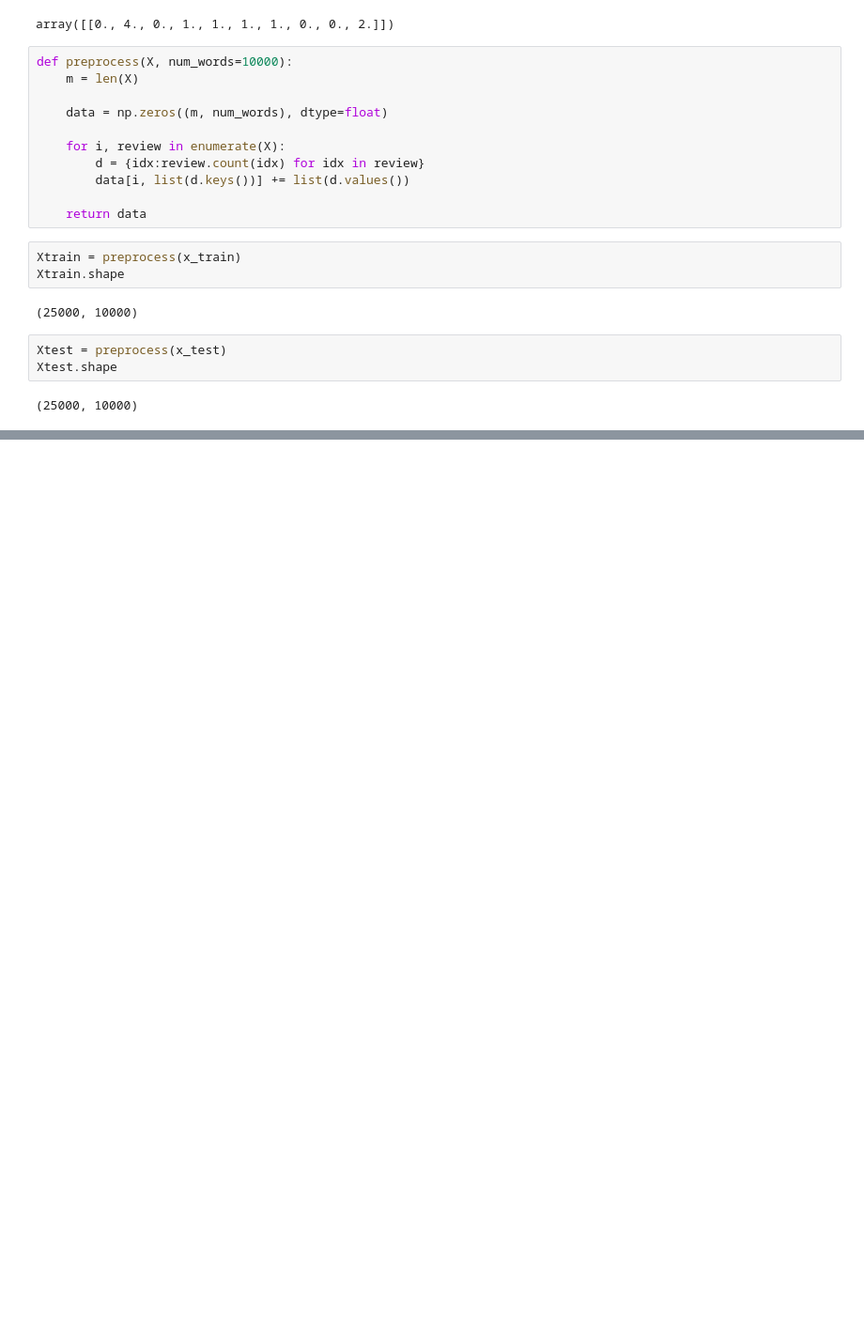
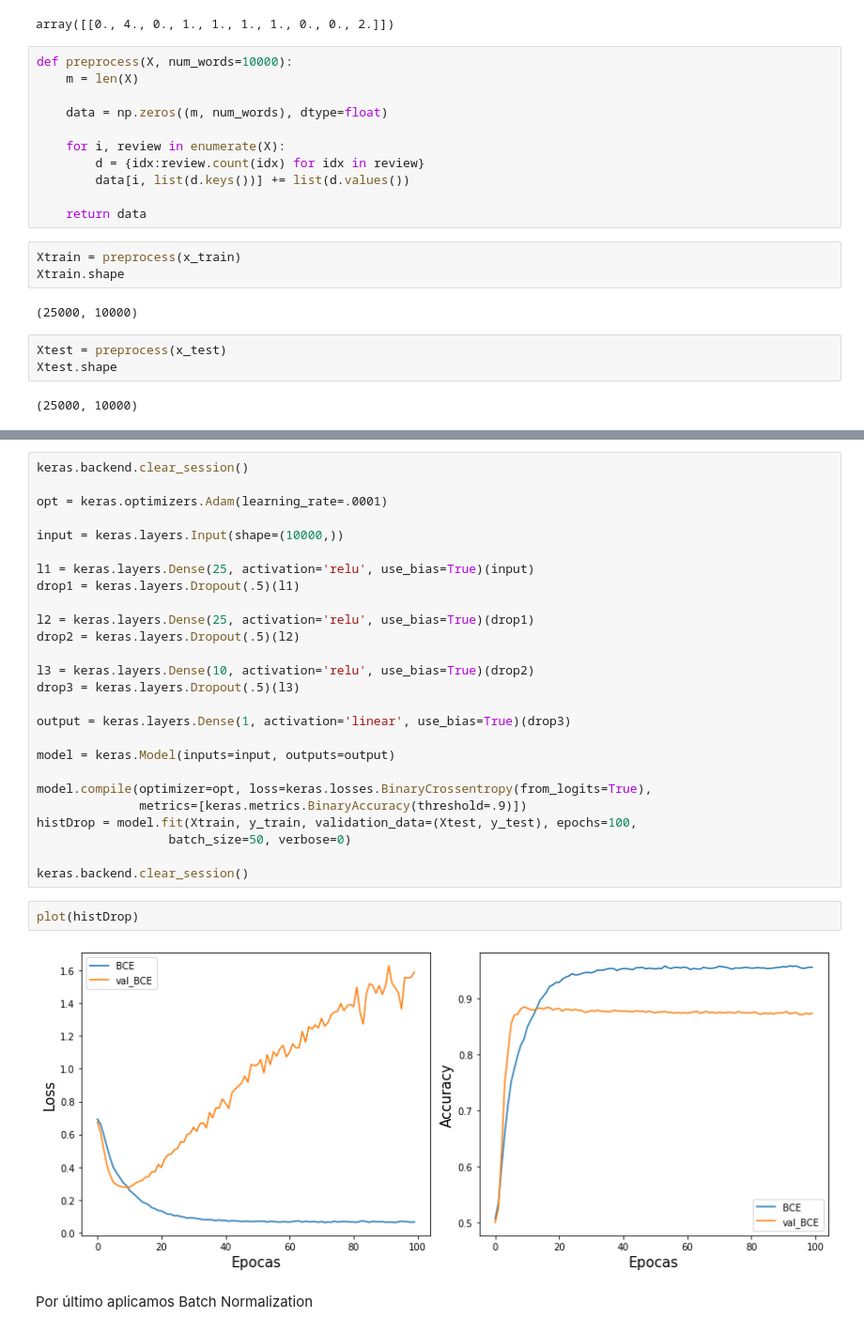
Before and after one commit to lautarogiordano/DL-IB-Exs, a Jupyter notebook: P3/Ej_3.ipynb, the cells around one changed output, grey strips where cells are left out. Shown at 94% size. Cells and saved outputs as stored; diff of their text form; blank space fills up the shorter version.

```diff
--- a/P3/Ej_3.ipynb
+++ b/P3/Ej_3.ipynb
@@ -102,0 +172,32 @@ _________________________________________________________________
+# %%
+keras.backend.clear_session()
+
+opt = keras.optimizers.Adam(learning_rate=.0001)
+
+input = keras.layers.Input(shape=(10000,))
+
+l1 = keras.layers.Dense(25, activation='relu', use_bias=True)(input)
+drop1 = keras.layers.Dropout(.5)(l1)
+
+l2 = keras.layers.Dense(25, activation='relu', use_bias=True)(drop1)
+drop2 = keras.layers.Dropout(.5)(l2)
+
+l3 = keras.layers.Dense(10, activation='relu', use_bias=True)(drop2)
+drop3 = keras.layers.Dropout(.5)(l3)
+
+output = keras.layers.Dense(1, activation='linear', use_bias=True)(drop3)
+
+model = keras.Model(inputs=input, outputs=output)
+
+model.compile(optimizer=opt, loss=keras.losses.BinaryCrossentropy(from_logits=True),
+              metrics=[keras.metrics.BinaryAccuracy(threshold=.9)])
+histDrop = model.fit(Xtrain, y_train, validation_data=(Xtest, y_test), epochs=100,
+                  batch_size=50, verbose=0)
+
+keras.backend.clear_session()
+# %%
+plot(histDrop)
+# %% [output]
+[figure, added]
+# %% [markdown]
+Por último aplicamos Batch Normalization
```
Also changed, not shown: parts of 19 cells of this notebook.
